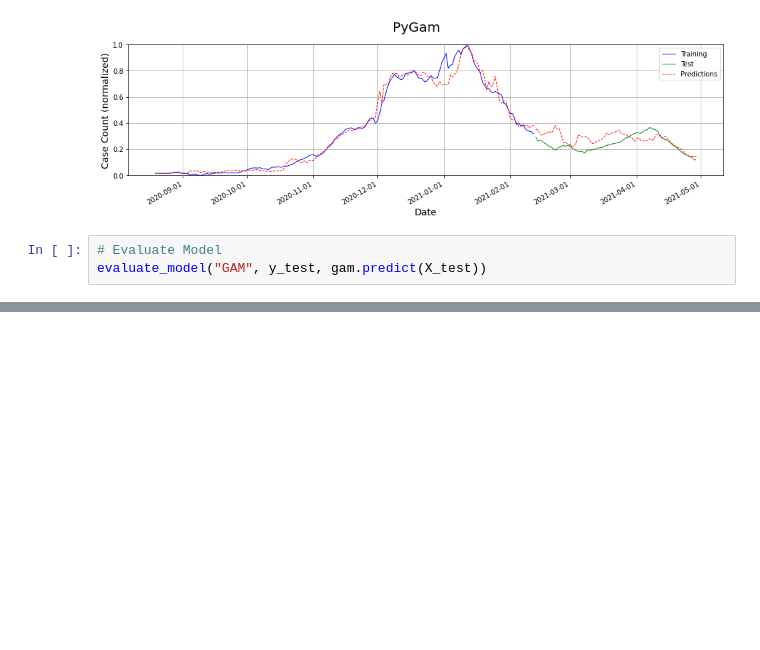
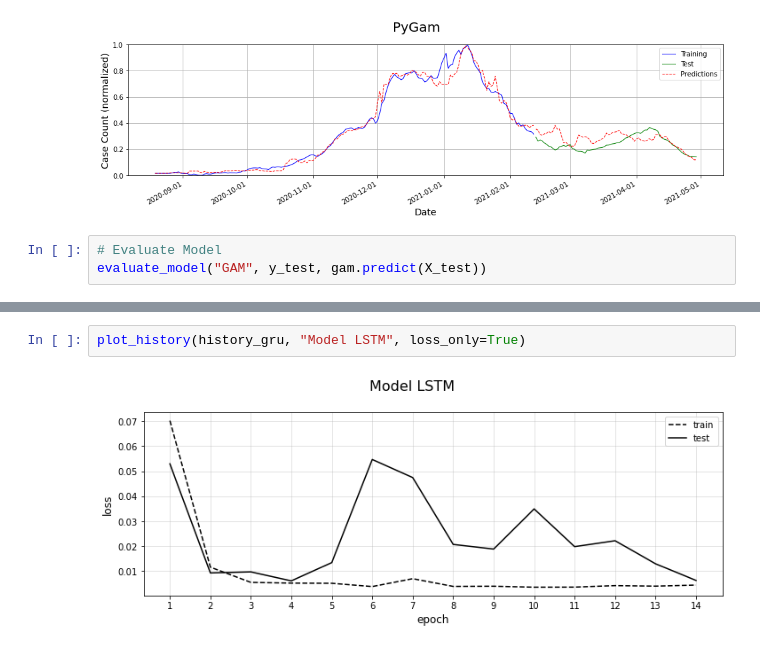
Before and after one commit to bhatiavr/cs109b-final-project-111, a Jupyter notebook: src/cs109b-wastewater-covid-forecasting.ipynb, the cells around one changed output, grey strips where cells are left out. Cells and saved outputs as stored; diff of their text form; blank space fills up the shorter version.

```diff
--- a/src/cs109b-wastewater-covid-forecasting.ipynb
+++ b/src/cs109b-wastewater-covid-forecasting.ipynb
@@ -904,0 +1173,4 @@ df_evaluation.style.apply(highlight_cols)
+# %%
+plot_history(history_gru, "Model LSTM", loss_only=True)
+# %% [output]
+[figure, added]
```
Also changed, not shown: parts of 52 cells of this notebook.
